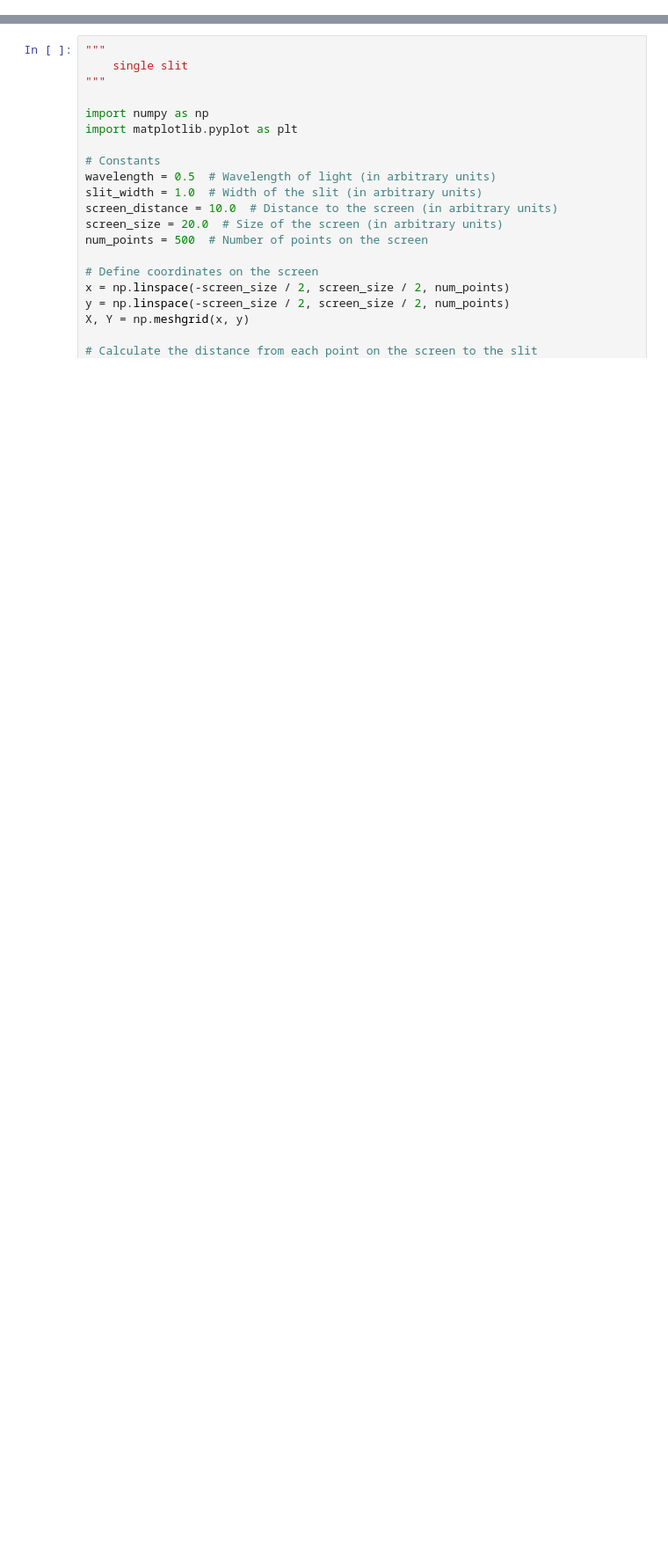
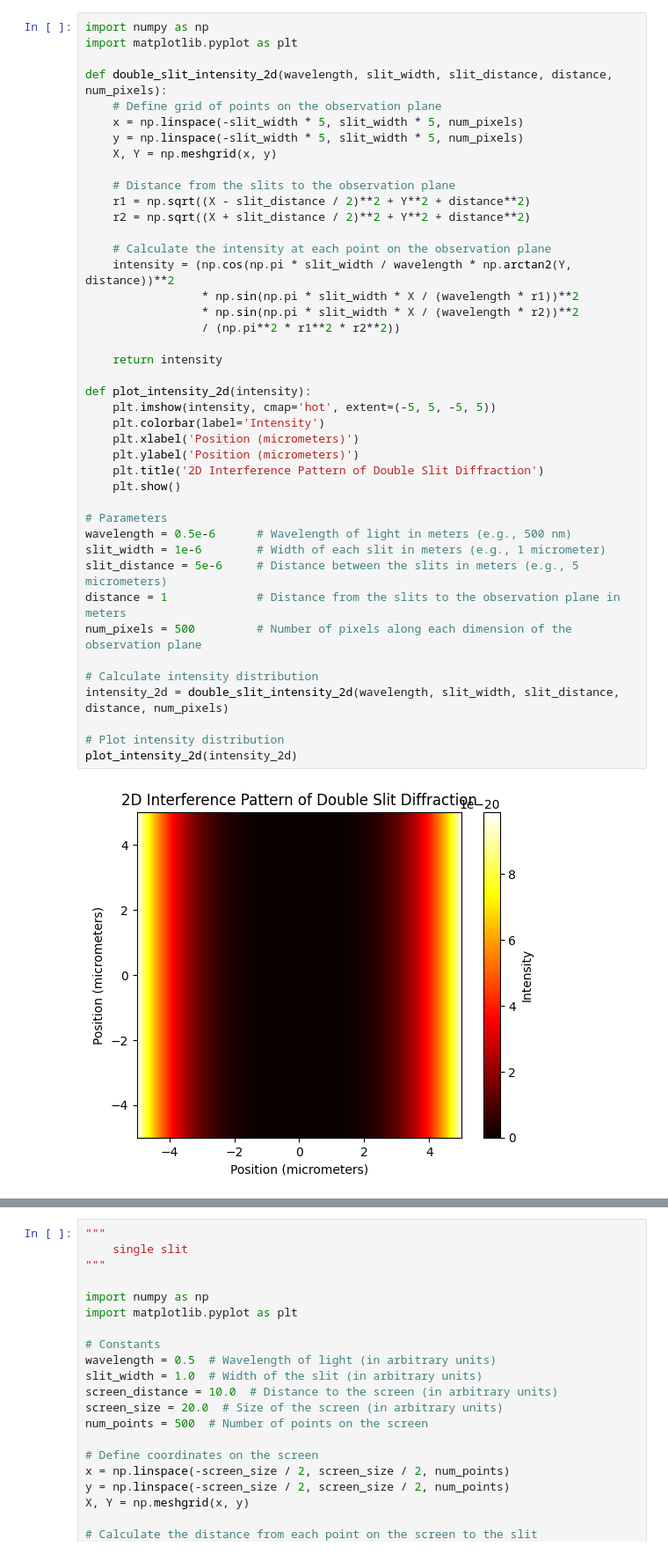
Before and after one commit to MariyaSV78/notebook_Diffraction, a Jupyter notebook: Diffraction.ipynb, the cells around one changed output, grey strips where cells are left out. Shown at 88% size. Drawn from its saved outputs; the diff is of its cells as text; blank space fills up the shorter version.

```diff
--- a/Diffraction.ipynb
+++ b/Diffraction.ipynb
@@ -0,0 +132,44 @@
+# %%
+import numpy as np
+import matplotlib.pyplot as plt
+
+def double_slit_intensity_2d(wavelength, slit_width, slit_distance, distance, num_pixels):
+    # Define grid of points on the observation plane
+    x = np.linspace(-slit_width * 5, slit_width * 5, num_pixels)
+    y = np.linspace(-slit_width * 5, slit_width * 5, num_pixels)
+    X, Y = np.meshgrid(x, y)
+
+    # Distance from the slits to the observation plane
+    r1 = np.sqrt((X - slit_distance / 2)**2 + Y**2 + distance**2)
+    r2 = np.sqrt((X + slit_distance / 2)**2 + Y**2 + distance**2)
+
+    # Calculate the intensity at each point on the observation plane
+    intensity = (np.cos(np.pi * slit_width / wavelength * np.arctan2(Y, distance))**2
+                 * np.sin(np.pi * slit_width * X / (wavelength * r1))**2
+                 * np.sin(np.pi * slit_width * X / (wavelength * r2))**2
+                 / (np.pi**2 * r1**2 * r2**2))
+
+    return intensity
+
+def plot_intensity_2d(intensity):
+    plt.imshow(intensity, cmap='hot', extent=(-5, 5, -5, 5))
+    plt.colorbar(label='Intensity')
+    plt.xlabel('Position (micrometers)')
+    plt.ylabel('Position (micrometers)')
+    plt.title('2D Interference Pattern of Double Slit Diffraction')
+    plt.show()
+
+# Parameters
+wavelength = 0.5e-6      # Wavelength of light in meters (e.g., 500 nm)
+slit_width = 1e-6        # Width of each slit in meters (e.g., 1 micrometer)
+slit_distance = 5e-6     # Distance between the slits in meters (e.g., 5 micrometers)
+distance = 1             # Distance from the slits to the observation plane in meters
+num_pixels = 500         # Number of pixels along each dimension of the observation plane
+
+# Calculate intensity distribution
+intensity_2d = double_slit_intensity_2d(wavelength, slit_width, slit_distance, distance, num_pixels)
+
+# Plot intensity distribution
+plot_intensity_2d(intensity_2d)
+# %% [output]
+[figure, added]
```
Also changed, not shown: parts of 16 cells of this notebook, 9 other files.
